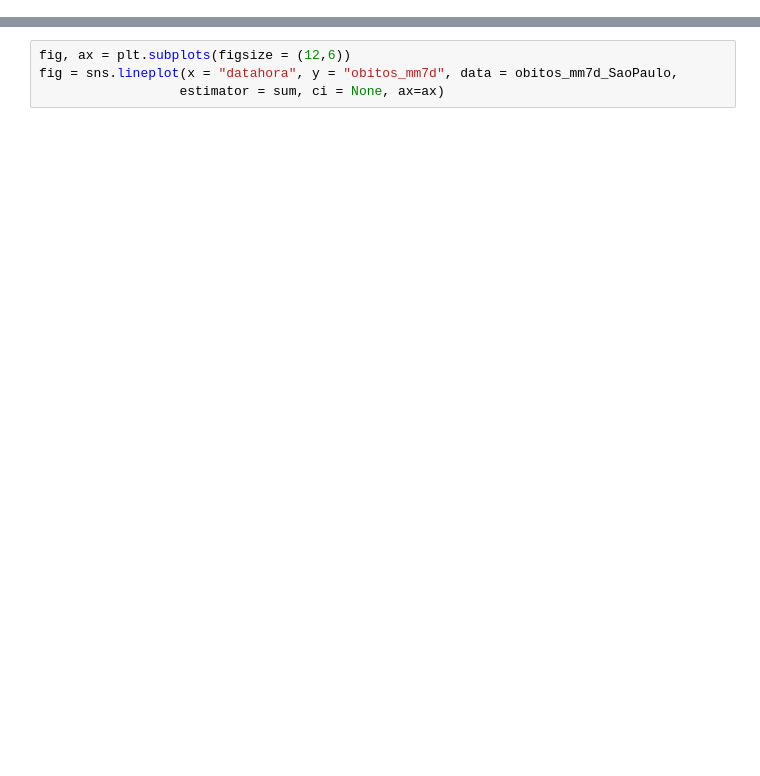
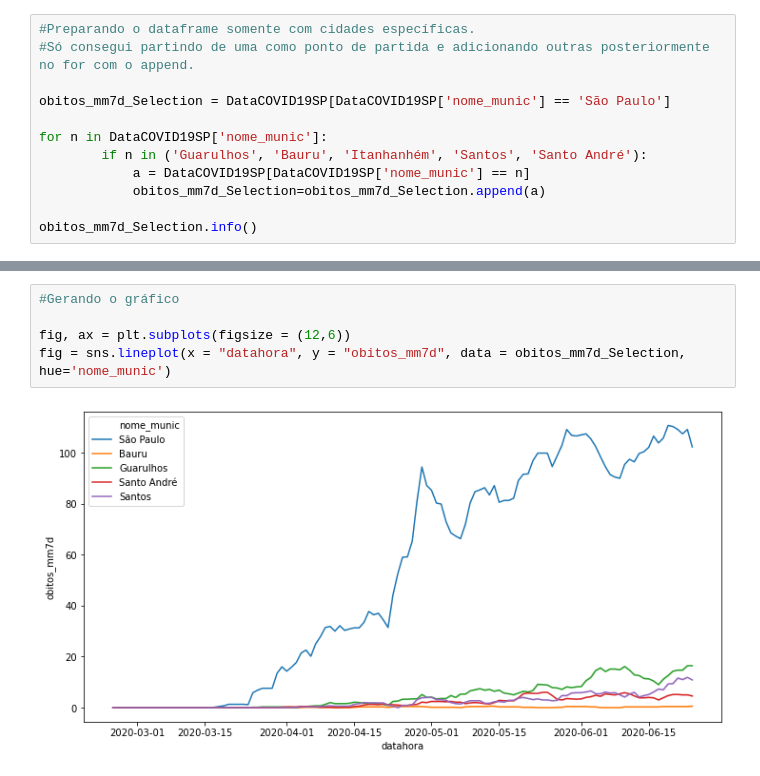
Before and after one commit to tiago-df/My_learning_patch_Python, a Jupyter notebook: COVID-19.ipynb, the cells around one changed output, grey strips where cells are left out. Saved outputs shown, nothing was run; the diff lists cells and outputs as text; blank space fills up the shorter version.

```diff
--- a/COVID-19.ipynb
+++ b/COVID-19.ipynb
@@ -64,0 +34,12 @@ plt.show()
+# %%
+#Preparando o dataframe somente com cidades específicas.
+#Só consegui partindo de uma como ponto de partida e adicionando outras posteriormente no for com o append.
+
+obitos_mm7d_Selection = DataCOVID19SP[DataCOVID19SP['nome_munic'] == 'São Paulo']
+
+for n in DataCOVID19SP['nome_munic']:
+        if n in ('Guarulhos', 'Bauru', 'Itanhanhém', 'Santos', 'Santo André'):
+            a = DataCOVID19SP[DataCOVID19SP['nome_munic'] == n]
+            obitos_mm7d_Selection=obitos_mm7d_Selection.append(a)
+
+obitos_mm7d_Selection.info()
@@ -65,4 +57,7 @@ plt.show()
 # %%
+#Gerando o gráfico
+
 fig, ax = plt.subplots(figsize = (12,6))
-fig = sns.lineplot(x = "datahora", y = "obitos_mm7d", data = obitos_mm7d_SaoPaulo,
-                  estimator = sum, ci = None, ax=ax)
+fig = sns.lineplot(x = "datahora", y = "obitos_mm7d", data = obitos_mm7d_Selection, hue='nome_munic')
+# %% [output]
+[figure, added]
```
Also changed, not shown: parts of 9 cells of this notebook.
